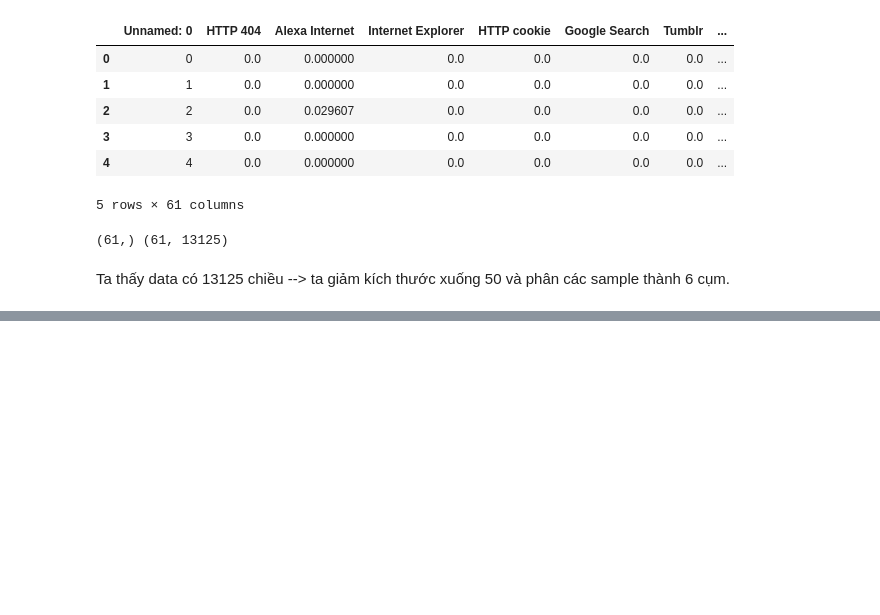
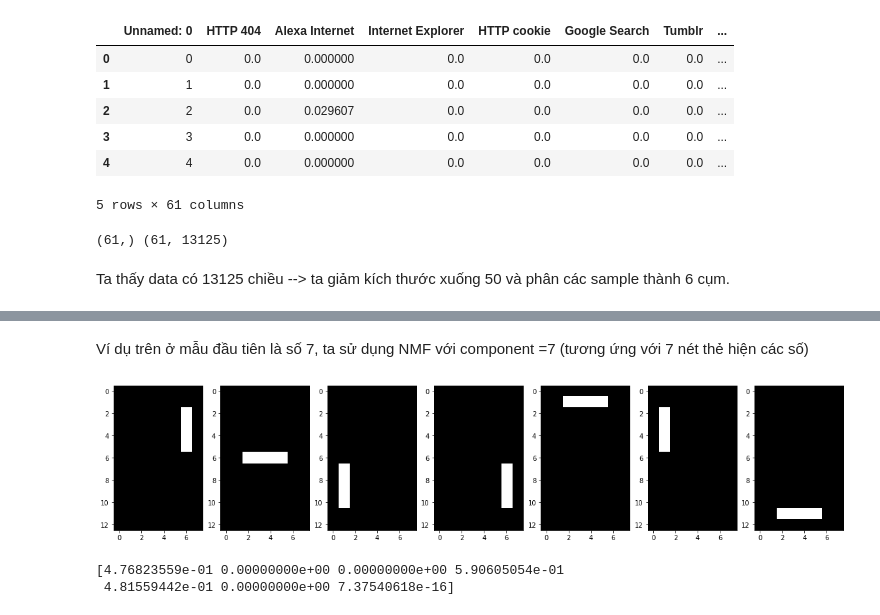
Before and after one commit to thien1892/Unsupervised_Learning, a Jupyter notebook: Decorrelating_your_data_and_dimension_reduction.ipynb, the cells around one changed output, grey strips where cells are left out. Saved outputs shown, nothing was run; the diff lists cells and outputs as text; code cells hidden in the pictures; blank space fills up the shorter version.

```diff
--- a/Decorrelating_your_data_and_dimension_reduction.ipynb
+++ b/Decorrelating_your_data_and_dimension_reduction.ipynb
@@ -195,0 +198,10 @@ print(df.sort_values('label'))
+# %%
+from sklearn.decomposition import NMF
+
+model = NMF(6)
+model.fit(articles)
+nmf_features = model.transform(articles)
+print(nmf_features.shape)
+
+df = pd.DataFrame(nmf_features, index=titles)
+print(df.loc['Anne Hathaway'])
@@ -195,0 +234,7 @@ print(df.sort_values('label'))
+# %%
+word = pd.read_csv("Wikipedia articles/wikipedia-vocabulary-utf8.txt", header = None).values
+components_df = pd.DataFrame(model.components_,columns=word)
+print(components_df.shape)
+
+component = components_df.iloc[3]
+print(component.nlargest())
@@ -195,0 +262,21 @@ print(df.sort_values('label'))
+# %% [markdown]
+Ví dụ trên ở mẫu đầu tiên là số 7, ta sử dụng NMF với component =7 (tương ứng với 7 nét thẻ hiện các số)
+# %%
+model = NMF(7)
+features = model.fit_transform(led)
+
+plt.rcParams['figure.figsize'] = (20.0, 20.0)
+i = 1
+for component in model.components_:
+    plt.subplot(1, 7, i)
+    bitmap = component.reshape((13, 8))
+    plt.imshow(bitmap, cmap='gray', interpolation='nearest')
+    i = i+1
+plt.show()
+
+digit_features = features[0,:]
+print(digit_features)
+# %% [output]
+[figure, added]
+[4.76823559e-01 0.00000000e+00 0.00000000e+00 5.90605054e-01
+ 4.81559442e-01 0.00000000e+00 7.37540618e-16]
```
Also changed, not shown: parts of 12 cells of this notebook, 4 other files.
